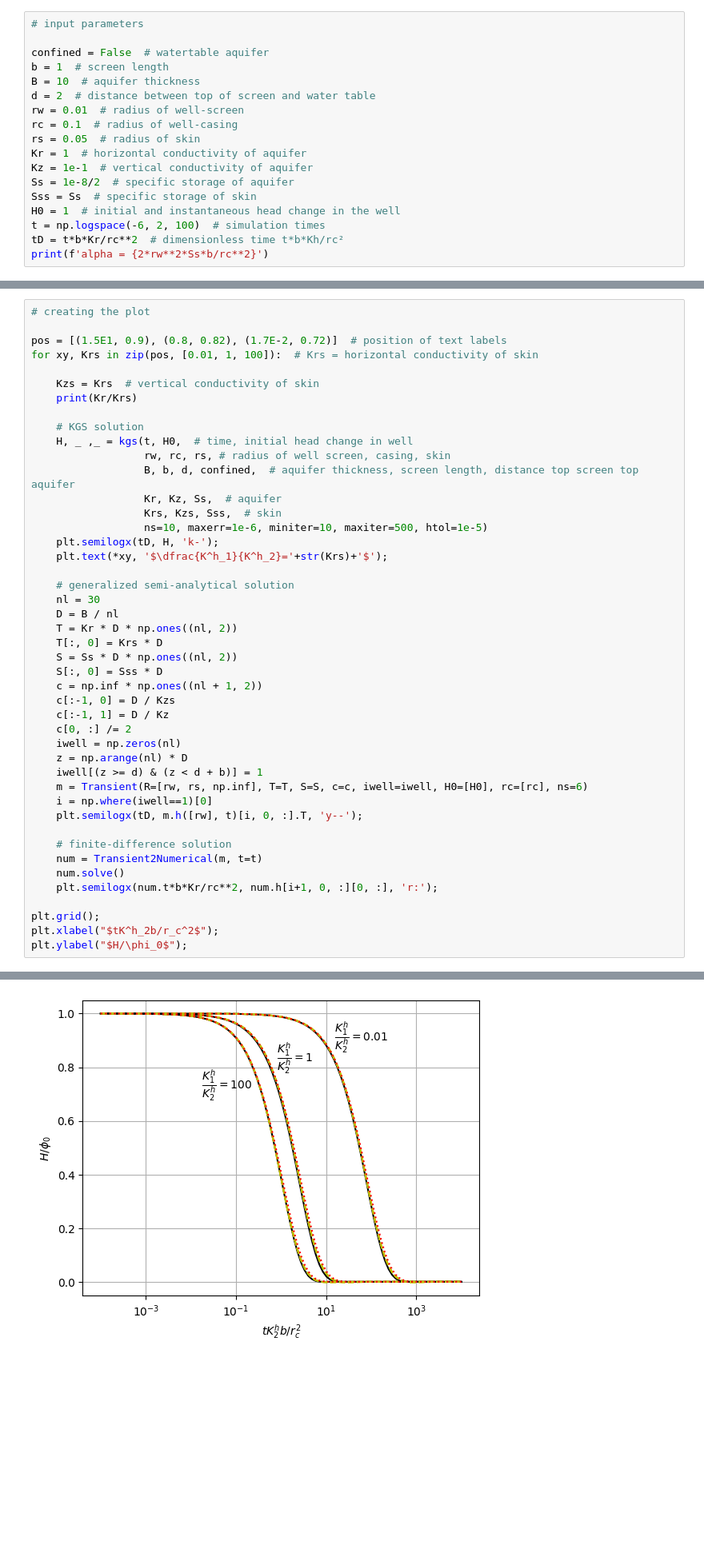
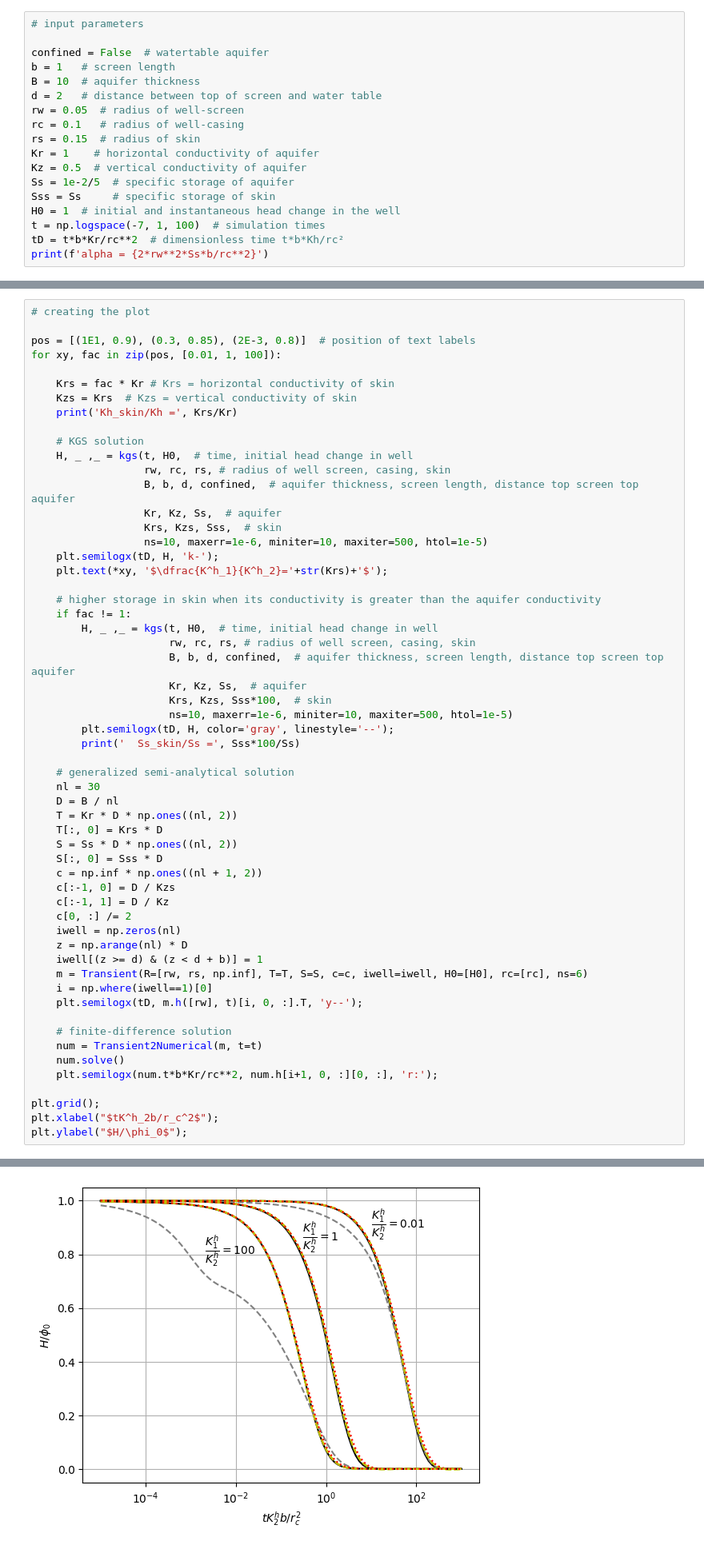
Before and after one commit to alouwyck/PhD, a Jupyter notebook: chapter6_multilayer_wells.ipynb, the cells around one changed output, grey strips where cells are left out. Shown: that part at 80% size. Drawn from its saved outputs; the diff is of its cells as text; blank space fills up the shorter version.

```diff
--- a/chapter6_multilayer_wells.ipynb
+++ b/chapter6_multilayer_wells.ipynb
@@ -2008,18 +2004,18 @@ Dimensionless parameter example (Section 6.5.4, Figure 6):
 # input parameters
 
 confined = False  # watertable aquifer
-b = 1  # screen length
+b = 1   # screen length
 B = 10  # aquifer thickness
-d = 2  # distance between top of screen and water table
-rw = 0.01  # radius of well-screen
-rc = 0.1  # radius of well-casing
-rs = 0.05  # radius of skin
-Kr = 1  # horizontal conductivity of aquifer
-Kz = 1e-1  # vertical conductivity of aquifer
-Ss = 1e-8/2  # specific storage of aquifer
-Sss = Ss  # specific storage of skin
+d = 2   # distance between top of screen and water table
+rw = 0.05  # radius of well-screen
+rc = 0.1   # radius of well-casing
+rs = 0.15  # radius of skin
+Kr = 1    # horizontal conductivity of aquifer
+Kz = 0.5  # vertical conductivity of aquifer
+Ss = 1e-2/5  # specific storage of aquifer
+Sss = Ss     # specific storage of skin
 H0 = 1  # initial and instantaneous head change in the well
-t = np.logspace(-6, 2, 100)  # simulation times
+t = np.logspace(-7, 1, 100)  # simulation times
 tD = t*b*Kr/rc**2  # dimensionless time t*b*Kh/rc²
 print(f'alpha = {2*rw**2*Ss*b/rc**2}')
 # %% [output]
@@ -2027,11 +2023,12 @@ alpha = 9.999999999999998e-11
 # %%
 # creating the plot
 
-pos = [(1.5E1, 0.9), (0.8, 0.82), (1.7E-2, 0.72)]  # position of text labels
-for xy, Krs in zip(pos, [0.01, 1, 100]):  # Krs = horizontal conductivity of skin
+pos = [(1E1, 0.9), (0.3, 0.85), (2E-3, 0.8)]  # position of text labels
+for xy, fac in zip(pos, [0.01, 1, 100]):
 
-    Kzs = Krs  # vertical conductivity of skin
-    print(Kr/Krs)
+    Krs = fac * Kr # Krs = horizontal conductivity of skin
+    Kzs = Krs  # Kzs = vertical conductivity of skin
+    print('Kh_skin/Kh =', Krs/Kr)
 
     # KGS solution
     H, _ ,_ = kgs(t, H0,  # time, initial head change in well
@@ -2042,6 +2039,17 @@ for xy, Krs in zip(pos, [0.01, 1, 100]):  # Krs = horizontal conductivity of ski
                   ns=10, maxerr=1e-6, miniter=10, maxiter=500, htol=1e-5)
     plt.semilogx(tD, H, 'k-');
     plt.text(*xy, '$\dfrac{K^h_1}{K^h_2}='+str(Krs)+'$');
+
+    # higher storage in skin when its conductivity is greater than the aquifer conductivity
+    if fac != 1:
+        H, _ ,_ = kgs(t, H0,  # time, initial head change in well
+                      rw, rc, rs, # radius of well screen, casing, skin
+                      B, b, d, confined,  # aquifer thickness, screen length, distance top screen top aquifer
+                      Kr, Kz, Ss,  # aquifer
+                      Krs, Kzs, Sss*100,  # skin
+                      ns=10, maxerr=1e-6, miniter=10, maxiter=500, htol=1e-5)
+        plt.semilogx(tD, H, color='gray', linestyle='--');
+        print('  Ss_skin/Ss =', Sss*100/Ss)
 
     # generalized semi-analytical solution
     nl = 30
@@ -2076,4 +2086,4 @@ plt.ylabel("$H/\phi_0$");
-[figure, old version]
+[figure, new version]
 # %% [markdown]
 ### A multilayer well surrounded by multiple zones
 # %% [markdown]
```
Also changed, not shown: parts of 3 cells of this notebook.
